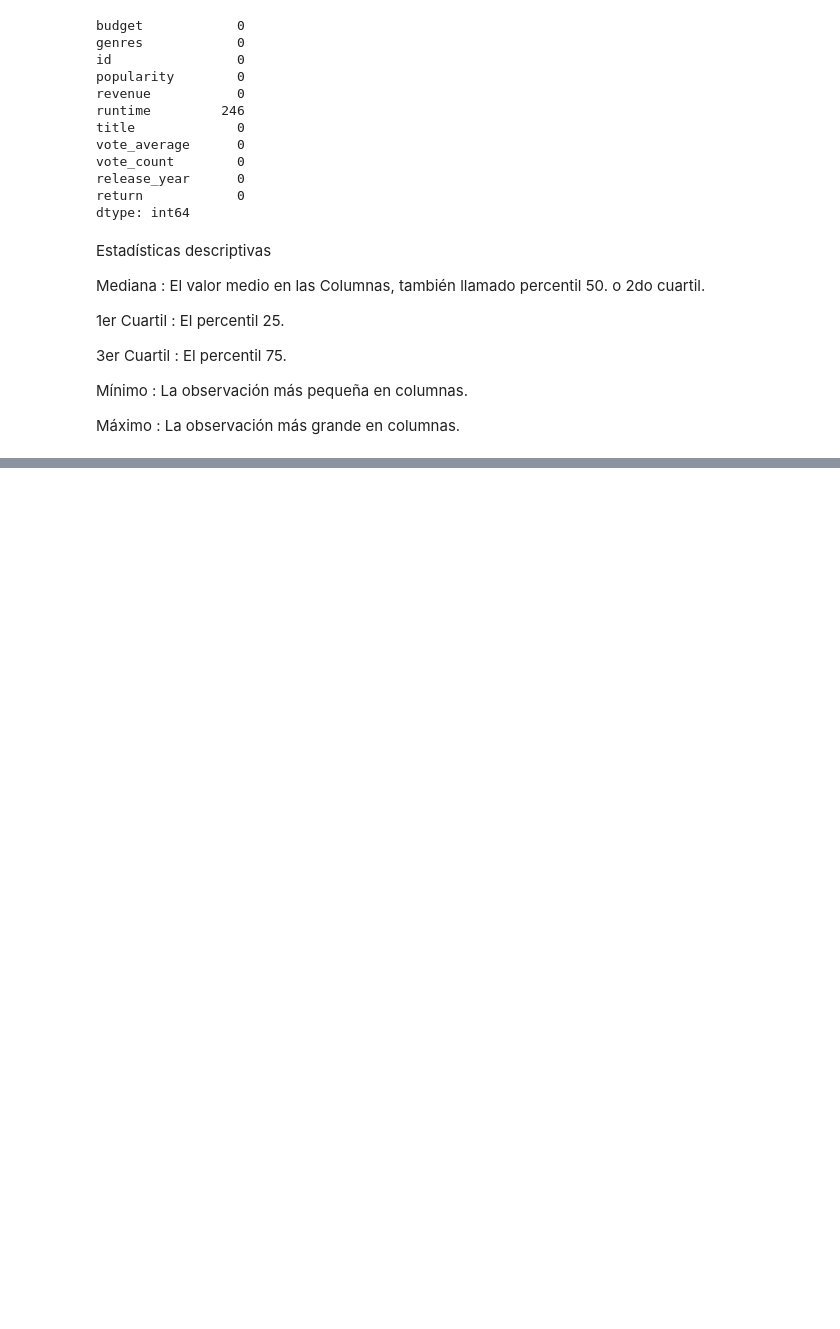
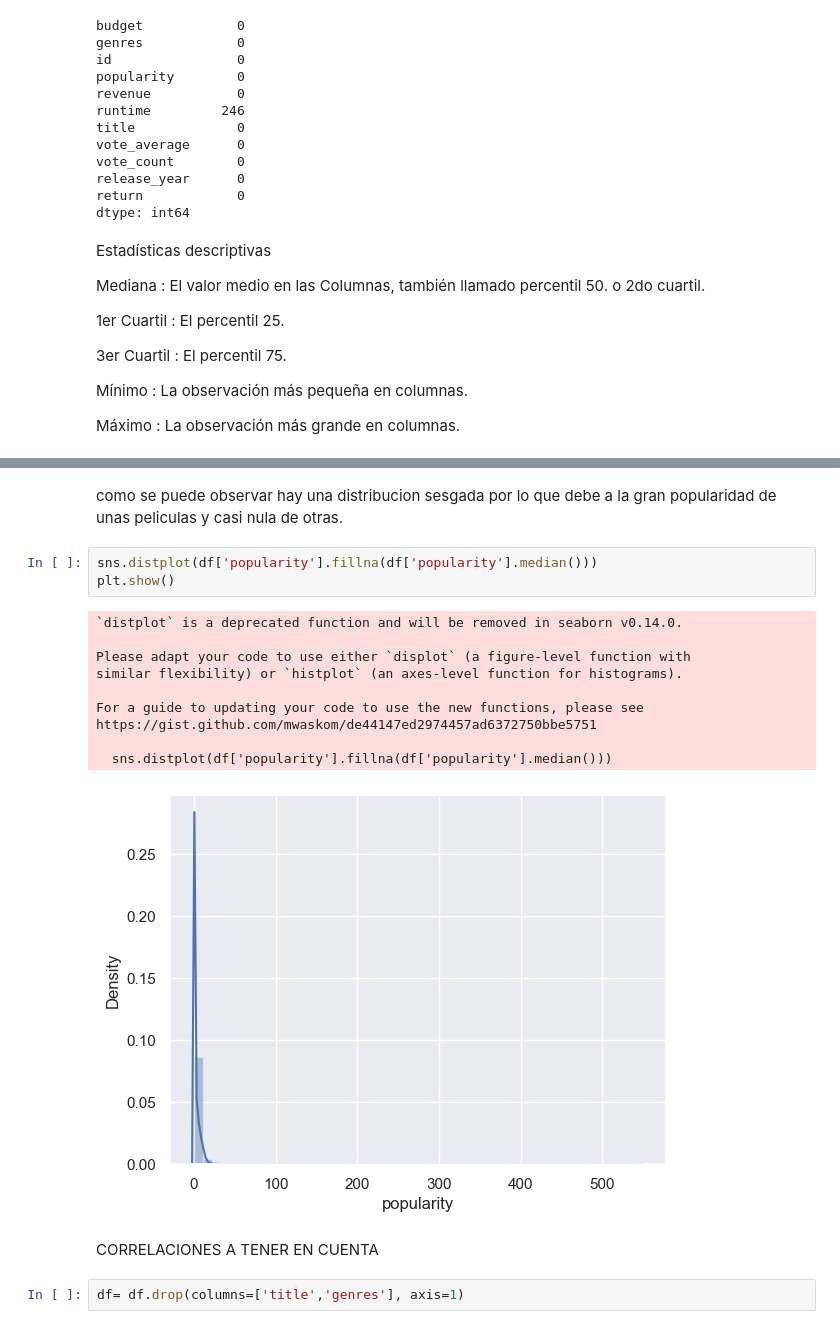
Before and after one commit to 38215290/Proyecto_Peliculas, a Jupyter notebook: EDA.ipynb, the cells around one changed output, grey strips where cells are left out. Saved outputs shown, nothing was run; the diff lists cells and outputs as text; blank space fills up the shorter version.

```diff
--- a/EDA.ipynb
+++ b/EDA.ipynb
@@ -96,0 +141,20 @@ df.describe(include='all')
+# %% [markdown]
+como se puede observar hay una distribucion sesgada por lo que debe a la gran popularidad de unas peliculas y casi nula de otras.
+# %%
+sns.distplot(df['popularity'].fillna(df['popularity'].median()))
+plt.show()
+# %% [output]
+`distplot` is a deprecated function and will be removed in seaborn v0.14.0.
+
+Please adapt your code to use either `displot` (a figure-level function with
+similar flexibility) or `histplot` (an axes-level function for histograms).
+
+For a guide to updating your code to use the new functions, please see
+https://gist.github.com/mwaskom/de44147ed2974457ad6372750bbe5751
+
+  sns.distplot(df['popularity'].fillna(df['popularity'].median()))
+[figure, added]
+# %% [markdown]
+CORRELACIONES A TENER EN CUENTA
+# %%
+df= df.drop(columns=['title','genres'], axis=1)
```
Also changed, not shown: parts of 16 cells of this notebook, 1 other file.
